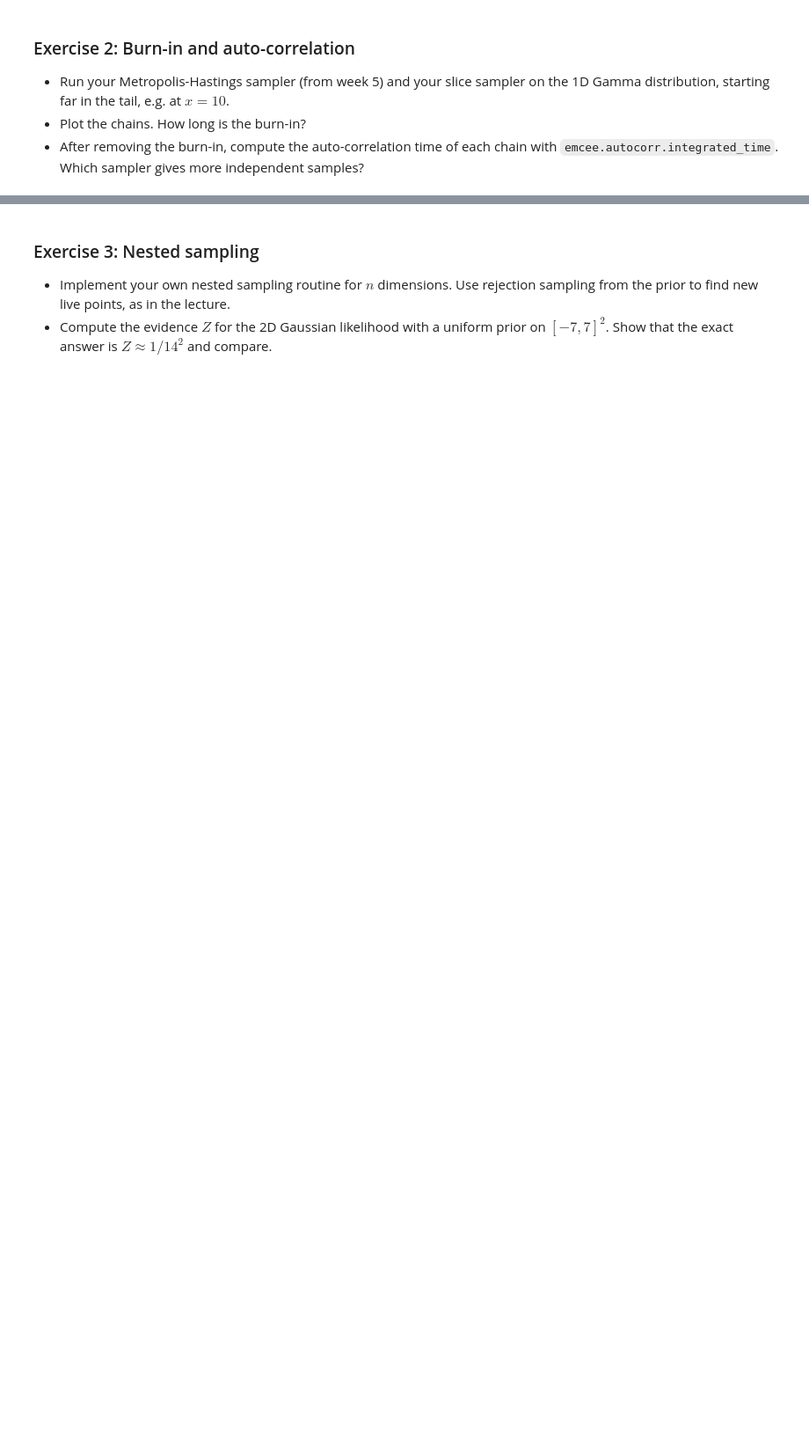
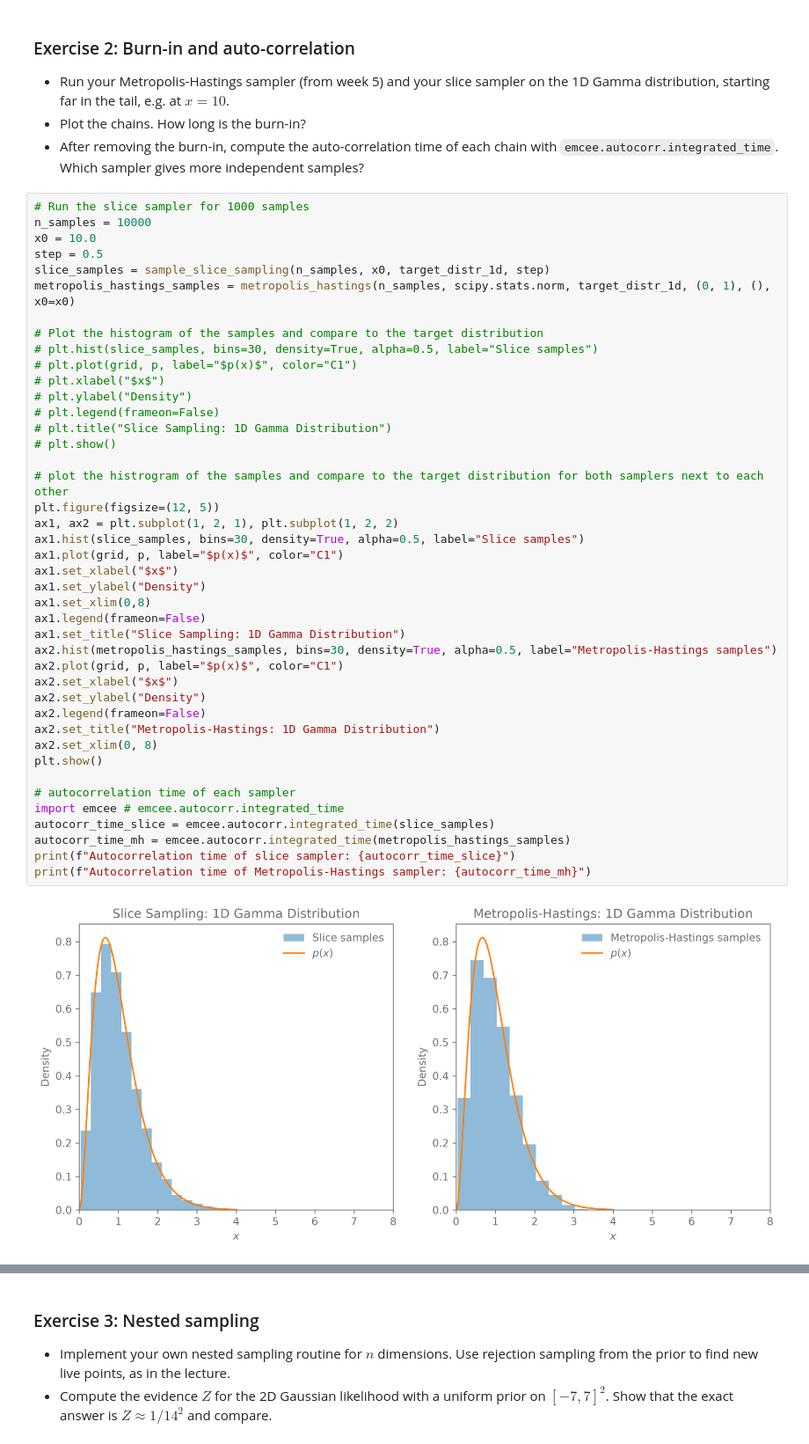
Before and after one commit to abelhecker-eth/Bayesian-Stats-HS2026, a Jupyter notebook: exercises/week6_exercises_nested_and_slice_sampling.ipynb, the cells around one changed output, grey strips where cells are left out. Shown at 88% size. Cells and saved outputs as stored; diff of their text form; blank space fills up the shorter version.

```diff
--- a/exercises/week6_exercises_nested_and_slice_sampling.ipynb
+++ b/exercises/week6_exercises_nested_and_slice_sampling.ipynb
@@ -98,3 +171,47 @@ plt.legend(frameon=False);
 - Run your Metropolis-Hastings sampler (from week 5) and your slice sampler on the 1D Gamma distribution, starting far in the tail, e.g. at $x = 10$.
 - Plot the chains. How long is the burn-in?
 - After removing the burn-in, compute the auto-correlation time of each chain with `emcee.autocorr.integrated_time`. Which sampler gives more independent samples?
+# %%
+# Run the slice sampler for 1000 samples
+n_samples = 10000
+x0 = 10.0
+step = 0.5
+slice_samples = sample_slice_sampling(n_samples, x0, target_distr_1d, step)
+metropolis_hastings_samples = metropolis_hastings(n_samples, scipy.stats.norm, target_distr_1d, (0, 1), (), x0=x0)
+
+# Plot the histogram of the samples and compare to the target distribution
+# plt.hist(slice_samples, bins=30, density=True, alpha=0.5, label="Slice samples")
+# plt.plot(grid, p, label="$p(x)$", color="C1")
+# plt.xlabel("$x$")
+# plt.ylabel("Density")
+# plt.legend(frameon=False)
+# plt.title("Slice Sampling: 1D Gamma Distribution")
+# plt.show()
+
+# plot the histrogram of the samples and compare to the target distribution for both samplers next to each other
+plt.figure(figsize=(12, 5))
+ax1, ax2 = plt.subplot(1, 2, 1), plt.subplot(1, 2, 2)
+ax1.hist(slice_samples, bins=30, density=True, alpha=0.5, label="Slice samples")
+ax1.plot(grid, p, label="$p(x)$", color="C1")
+ax1.set_xlabel("$x$")
+ax1.set_ylabel("Density")
+ax1.set_xlim(0,8)
+ax1.legend(frameon=False)
+ax1.set_title("Slice Sampling: 1D Gamma Distribution")
+ax2.hist(metropolis_hastings_samples, bins=30, density=True, alpha=0.5, label="Metropolis-Hastings samples")
+ax2.plot(grid, p, label="$p(x)$", color="C1")
+ax2.set_xlabel("$x$")
+ax2.set_ylabel("Density")
+ax2.legend(frameon=False)
+ax2.set_title("Metropolis-Hastings: 1D Gamma Distribution")
+ax2.set_xlim(0, 8)
+plt.show()
+
+# autocorrelation time of each sampler
+import emcee # emcee.autocorr.integrated_time
+autocorr_time_slice = emcee.autocorr.integrated_time(slice_samples)
+autocorr_time_mh = emcee.autocorr.integrated_time(metropolis_hastings_samples)
+print(f"Autocorrelation time of slice sampler: {autocorr_time_slice}")
+print(f"Autocorrelation time of Metropolis-Hastings sampler: {autocorr_time_mh}")
+# %% [output]
+[figure, added]
```
Also changed, not shown: parts of 4 cells of this notebook, 4 other files.
